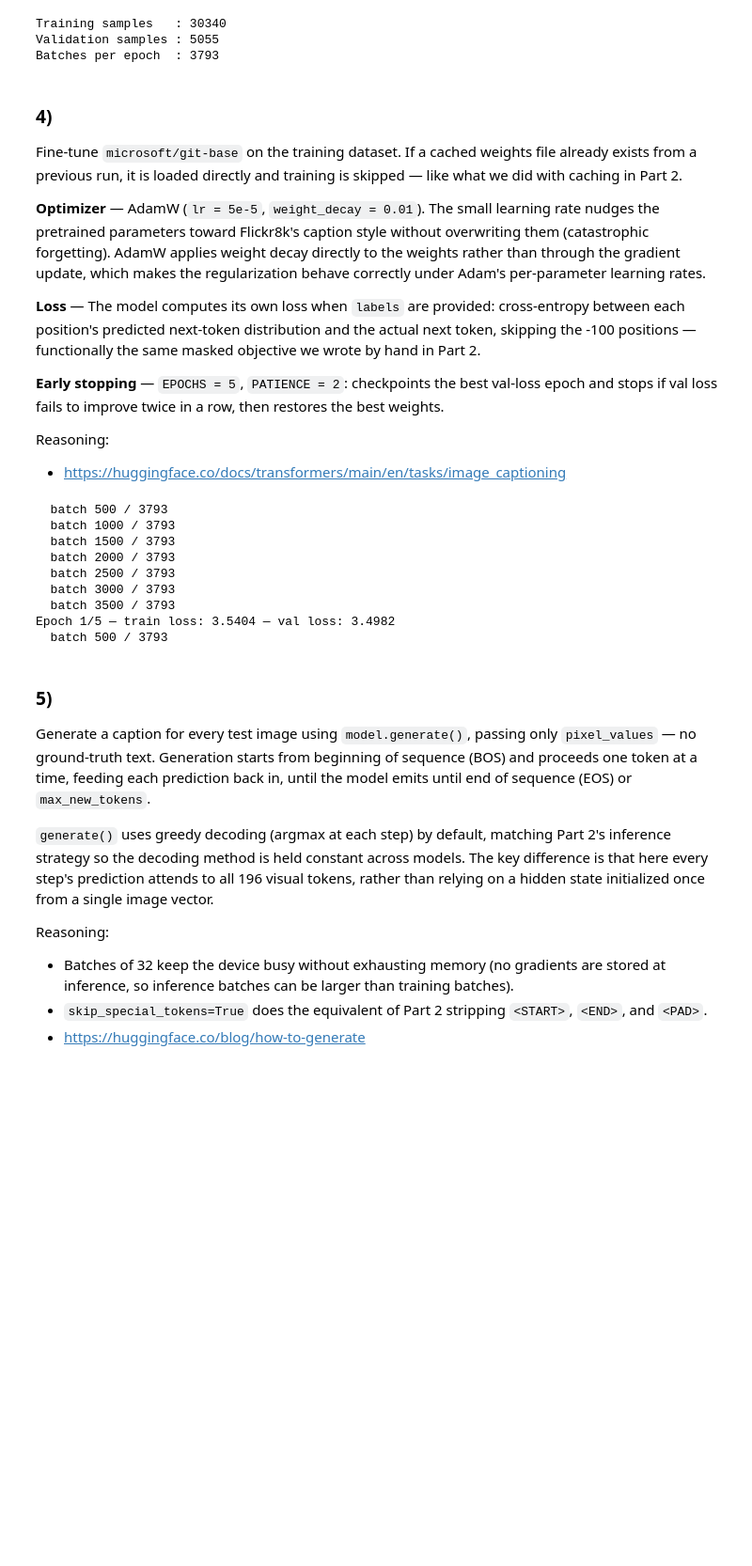
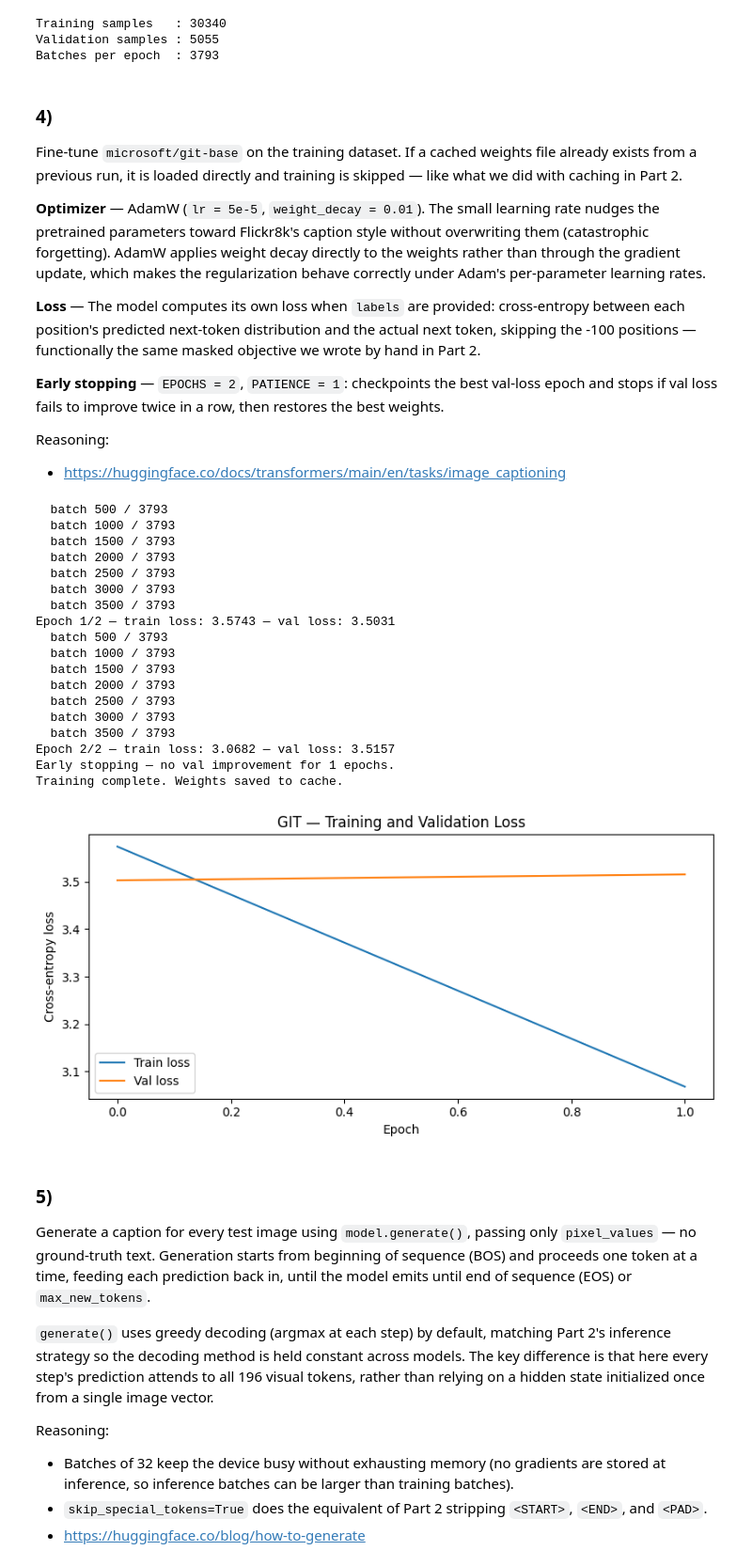
Before and after one commit to valerieychu/flickr8k-image-captioning, a Jupyter notebook: 3-git_transformer.ipynb, the cells around one changed output. Shown at 94% size. Saved outputs shown, nothing was run; the diff lists cells and outputs as text; code cells hidden in the pictures; blank space fills up the shorter version.

```diff
--- a/3-git_transformer.ipynb
+++ b/3-git_transformer.ipynb
@@ -239,7 +239,7 @@ Fine-tune `microsoft/git-base` on the training dataset. If a cached weights file
 
 **Loss** — The model computes its own loss when `labels` are provided: cross-entropy between each position's predicted next-token distribution and the actual next token, skipping the -100 positions — functionally the same masked objective we wrote by hand in Part 2.
 
-**Early stopping** — `EPOCHS = 5`, `PATIENCE = 2`: checkpoints the best val-loss epoch and stops if val loss fails to improve twice in a row, then restores the best weights.
+**Early stopping** — `EPOCHS = 2`, `PATIENCE = 1`: checkpoints the best val-loss epoch and stops if val loss fails to improve twice in a row, then restores the best weights.
 
 Reasoning:
 - https://huggingface.co/docs/transformers/main/en/tasks/image_captioning
@@ -247,8 +247,8 @@ Reasoning:
 WEIGHTS_PATH = os.path.join(CACHE_DIR, 'git_base_weights.pt')
 HISTORY_PATH = os.path.join(CACHE_DIR, 'git_base_history.pkl')
 
-EPOCHS = 5
-PATIENCE = 2
+EPOCHS = 2
+PATIENCE = 1
 LR = 5e-5
 
 def run_epoch(loader, train):
@@ -301,34 +301,44 @@ else:
             torch.save(model.state_dict(), WEIGHTS_PATH) # checkpoint the best epoch so far
         else:
             patience_left -= 1
             if patience_left == 0:
                 print(f'Early stopping — no val improvement for {PATIENCE} epochs.')
                 break
 
     model.load_state_dict(torch.load(WEIGHTS_PATH, map_location = DEVICE)) # restore the best checkpoint
     pickle.dump(history, open(HISTORY_PATH, 'wb'))
     print('Training complete. Weights saved to cache.')
 
 # plot training curve (works from cache too, since the history is saved alongside the weights)
 plt.figure(figsize = (8, 4))
 plt.plot(history['train_loss'], label = 'Train loss')
 plt.plot(history['val_loss'], label = 'Val loss')
 plt.xlabel('Epoch')
 plt.ylabel('Cross-entropy loss')
 plt.title('GIT — Training and Validation Loss')
 plt.legend()
 plt.tight_layout()
 plt.show()
 # %% [output]
   batch 500 / 3793
   batch 1000 / 3793
   batch 1500 / 3793
   batch 2000 / 3793
   batch 2500 / 3793
   batch 3000 / 3793
   batch 3500 / 3793
-Epoch 1/5 — train loss: 3.5404 — val loss: 3.4982
+Epoch 1/2 — train loss: 3.5743 — val loss: 3.5031
   batch 500 / 3793
+  batch 1000 / 3793
+  batch 1500 / 3793
+  batch 2000 / 3793
+  batch 2500 / 3793
+  batch 3000 / 3793
+  batch 3500 / 3793
+Epoch 2/2 — train loss: 3.0682 — val loss: 3.5157
+Early stopping — no val improvement for 1 epochs.
+Training complete. Weights saved to cache.
+[figure, added]
 # %% [markdown]
 ### 5)
 
```
Also changed, not shown: parts of 12 cells of this notebook, 1 other file.
